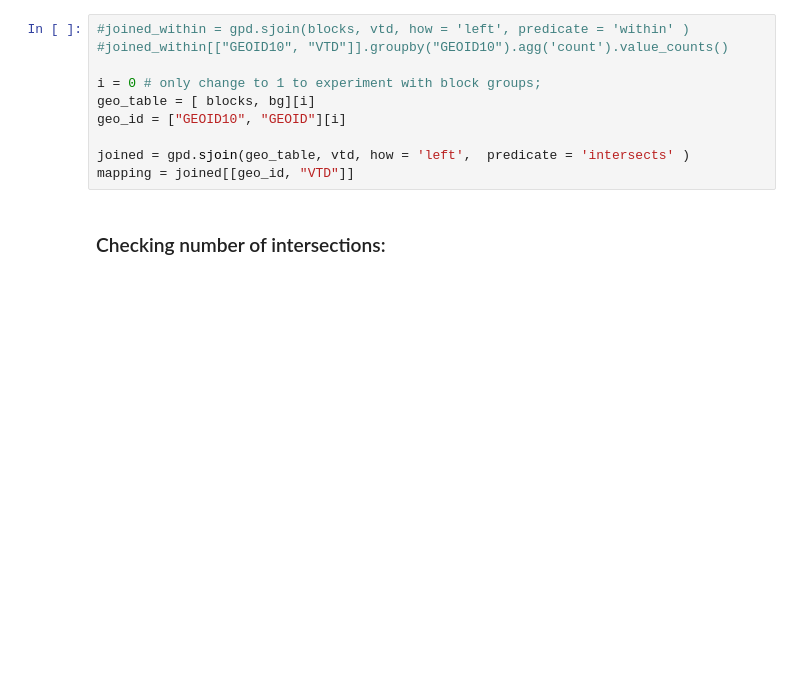
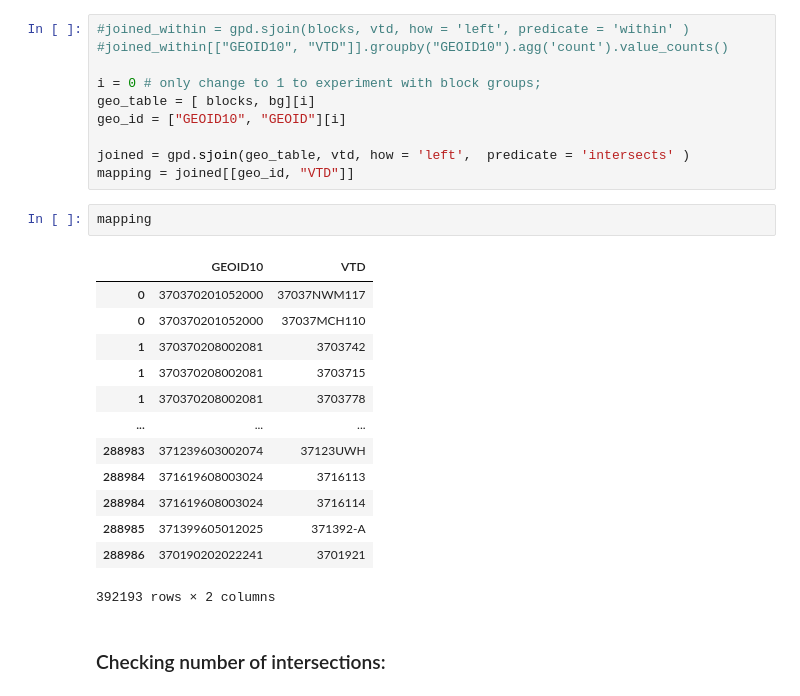
Before and after one commit to ianmark72/Sensitivity_To_Dual_Graph, a Jupyter notebook: Experiments/Markov_Chain_On_State_Dual_Graphs/north_carolina_analysis/Geo_Wrangling.ipynb, the cells around one changed output. Cells and saved outputs as stored; diff of their text form; blank space fills up the shorter version.

```diff
--- a/Experiments/Markov_Chain_On_State_Dual_Graphs/north_carolina_analysis/Geo_Wrangling.ipynb
+++ b/Experiments/Markov_Chain_On_State_Dual_Graphs/north_carolina_analysis/Geo_Wrangling.ipynb
@@ -69,6 +69,22 @@ geo_id = ["GEOID10", "GEOID"][i]
 
 joined = gpd.sjoin(geo_table, vtd, how = 'left',  predicate = 'intersects' )
 mapping = joined[[geo_id, "VTD"]]
+# %%
+mapping
+# %% [output]
+|  | GEOID10 | VTD |
+| 0 | 370370201052000 | 37037NWM117 |
+| 0 | 370370201052000 | 37037MCH110 |
+| 1 | 370370208002081 | 3703742 |
+| 1 | 370370208002081 | 3703715 |
+| 1 | 370370208002081 | 3703778 |
+| ... | ... | ... |
+| 288983 | 371239603002074 | 37123UWH |
+| 288984 | 371619608003024 | 3716113 |
+| 288984 | 371619608003024 | 3716114 |
+| 288985 | 371399605012025 | 371392-A |
+| 288986 | 370190202022241 | 3701921 |
+392193 rows × 2 columns
 # %% [markdown]
 ### Checking number of intersections:
 # %%
```
Also changed, not shown: 5 other files.
